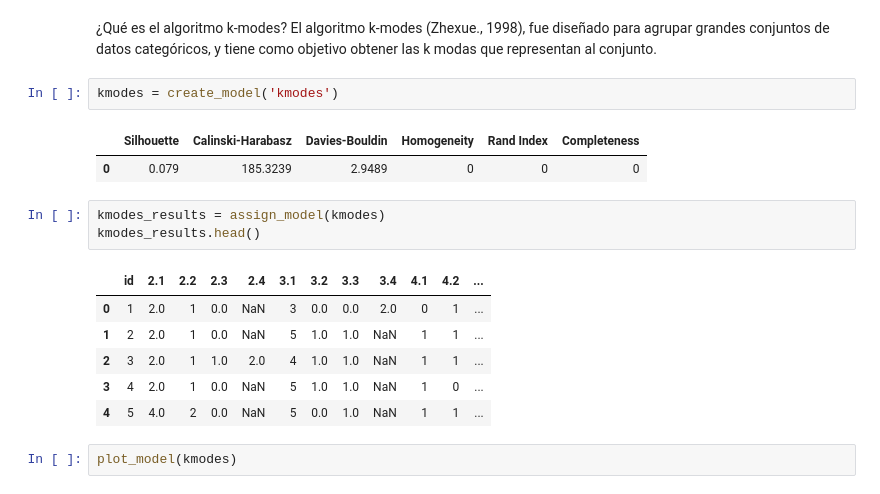
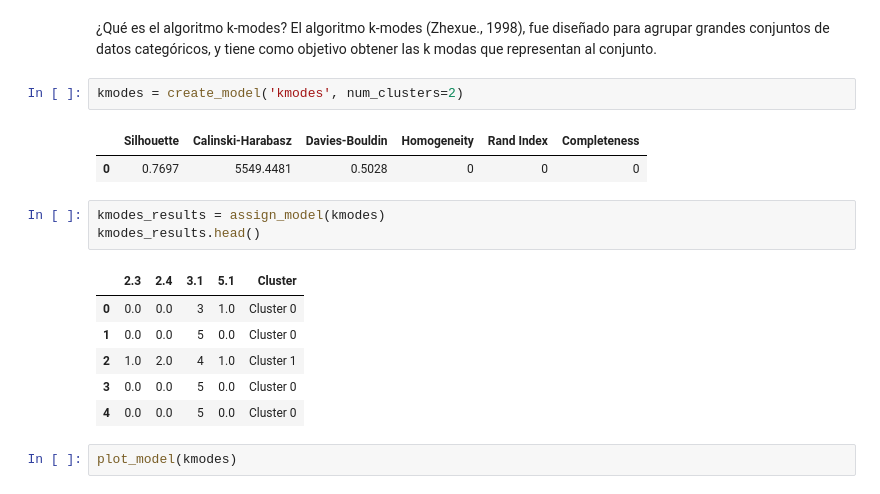
Before and after one commit to mleyvaz/agrupamiento, a Jupyter notebook: Copia_de_Metodología_de_la_Investigación.ipynb, the cells around one changed output. Cells and saved outputs as stored; diff of their text form.

```diff
--- a/Copia_de_Metodología_de_la_Investigación.ipynb
+++ b/Copia_de_Metodología_de_la_Investigación.ipynb
@@ -141,20 +146,20 @@ exp_clu101 = setup(dataset, normalize = True,
 ¿Qué es el algoritmo k-modes?
 El algoritmo k-modes (Zhexue., 1998), fue diseñado para agrupar grandes conjuntos de datos categóricos, y tiene como objetivo obtener las k modas que representan al conjunto.
 # %%
-kmodes = create_model('kmodes')
+kmodes = create_model('kmodes', num_clusters=2)
 # %% [output]
 |  | Silhouette | Calinski-Harabasz | Davies-Bouldin | Homogeneity | Rand Index | Completeness |
-| 0 | 0.079 | 185.3239 | 2.9489 | 0 | 0 | 0 |
+| 0 | 0.7697 | 5549.4481 | 0.5028 | 0 | 0 | 0 |
 # %%
 kmodes_results = assign_model(kmodes)
 kmodes_results.head()
 # %% [output]
-|  | id | 2.1 | 2.2 | 2.3 | 2.4 | 3.1 | 3.2 | 3.3 | 3.4 | 4.1 | 4.2 | ... |
-| 0 | 1 | 2.0 | 1 | 0.0 | NaN | 3 | 0.0 | 0.0 | 2.0 | 0 | 1 | ... |
-| 1 | 2 | 2.0 | 1 | 0.0 | NaN | 5 | 1.0 | 1.0 | NaN | 1 | 1 | ... |
-| 2 | 3 | 2.0 | 1 | 1.0 | 2.0 | 4 | 1.0 | 1.0 | NaN | 1 | 1 | ... |
-| 3 | 4 | 2.0 | 1 | 0.0 | NaN | 5 | 1.0 | 1.0 | NaN | 1 | 0 | ... |
-| 4 | 5 | 4.0 | 2 | 0.0 | NaN | 5 | 0.0 | 1.0 | NaN | 1 | 1 | ... |
+|  | 2.3 | 2.4 | 3.1 | 5.1 | Cluster |
+| 0 | 0.0 | 0.0 | 3 | 1.0 | Cluster 0 |
+| 1 | 0.0 | 0.0 | 5 | 0.0 | Cluster 0 |
+| 2 | 1.0 | 2.0 | 4 | 1.0 | Cluster 1 |
+| 3 | 0.0 | 0.0 | 5 | 0.0 | Cluster 0 |
+| 4 | 0.0 | 0.0 | 5 | 0.0 | Cluster 0 |
 # %%
 plot_model(kmodes)
 # %% [output]
```
Also changed, not shown: parts of 46 cells of this notebook.
